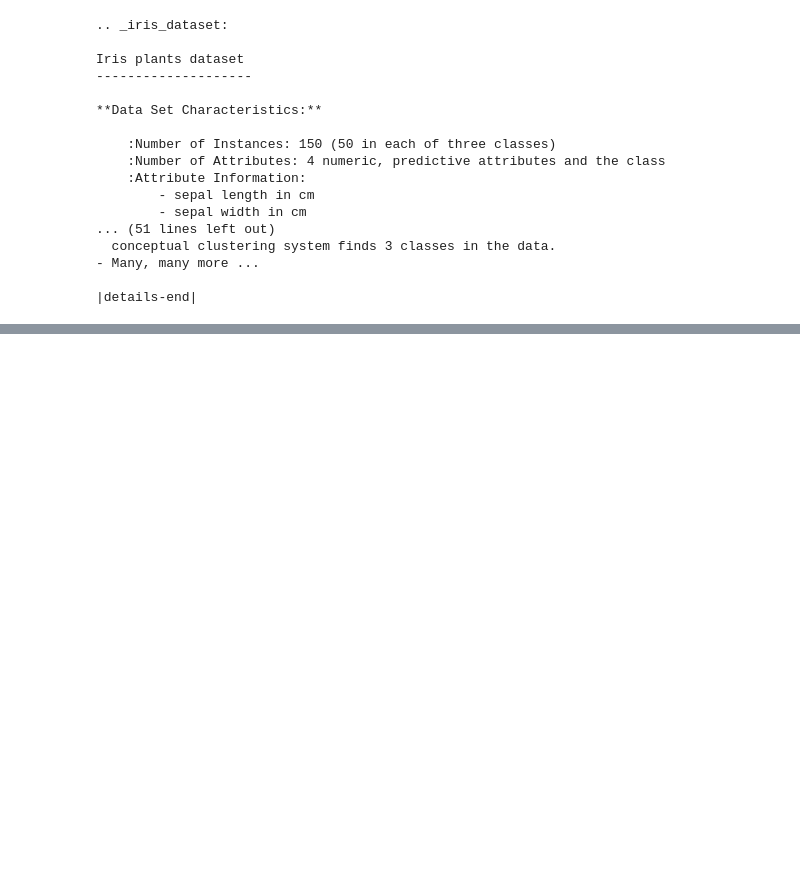
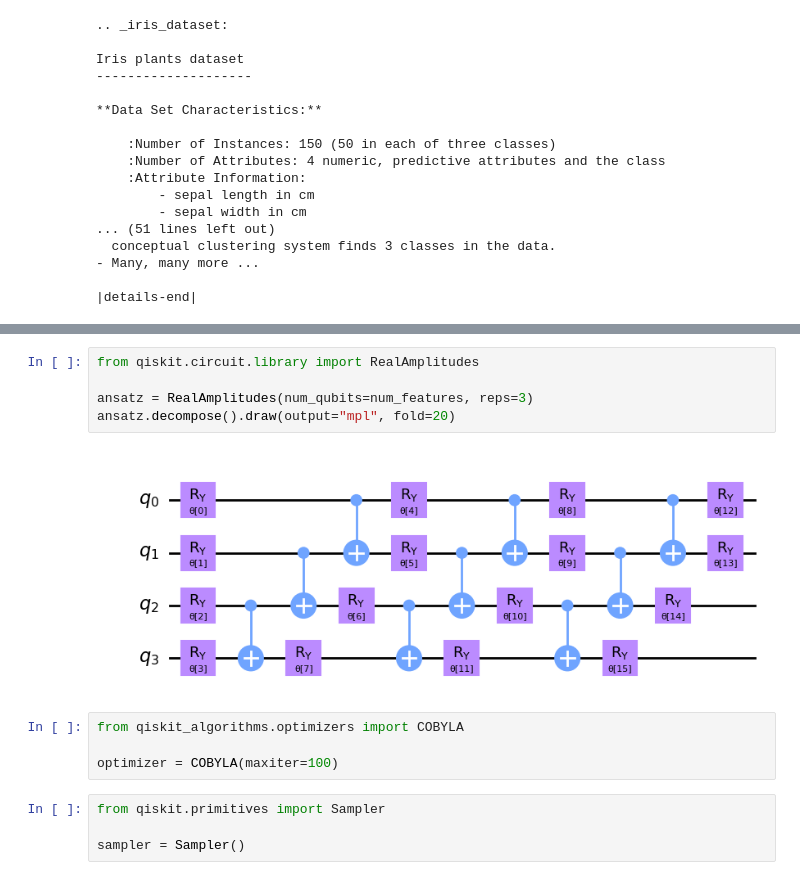
Before and after one commit to viniciu21/QML, a Jupyter notebook: realData.ipynb, the cells around one changed output, grey strips where cells are left out. Drawn from its saved outputs; the diff is of its cells as text; blank space fills up the shorter version.

```diff
--- a/realData.ipynb
+++ b/realData.ipynb
@@ -27,0 +56,15 @@ labels = iris_data.target
+# %%
+from qiskit.circuit.library import RealAmplitudes
+
+ansatz = RealAmplitudes(num_qubits=num_features, reps=3)
+ansatz.decompose().draw(output="mpl", fold=20)
+# %% [output]
+[figure, added]
+# %%
+from qiskit_algorithms.optimizers import COBYLA
+
+optimizer = COBYLA(maxiter=100)
+# %%
+from qiskit.primitives import Sampler
+
+sampler = Sampler()
```
Also changed, not shown: parts of 8 cells of this notebook.
